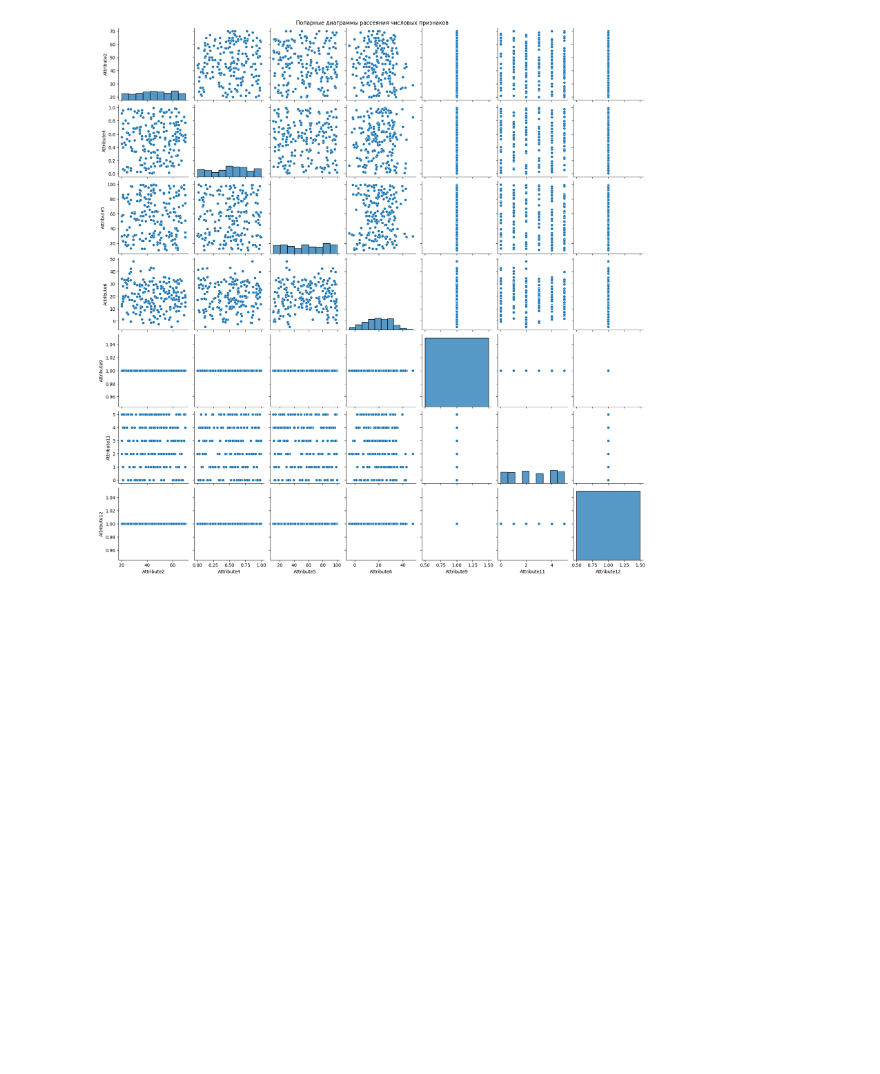
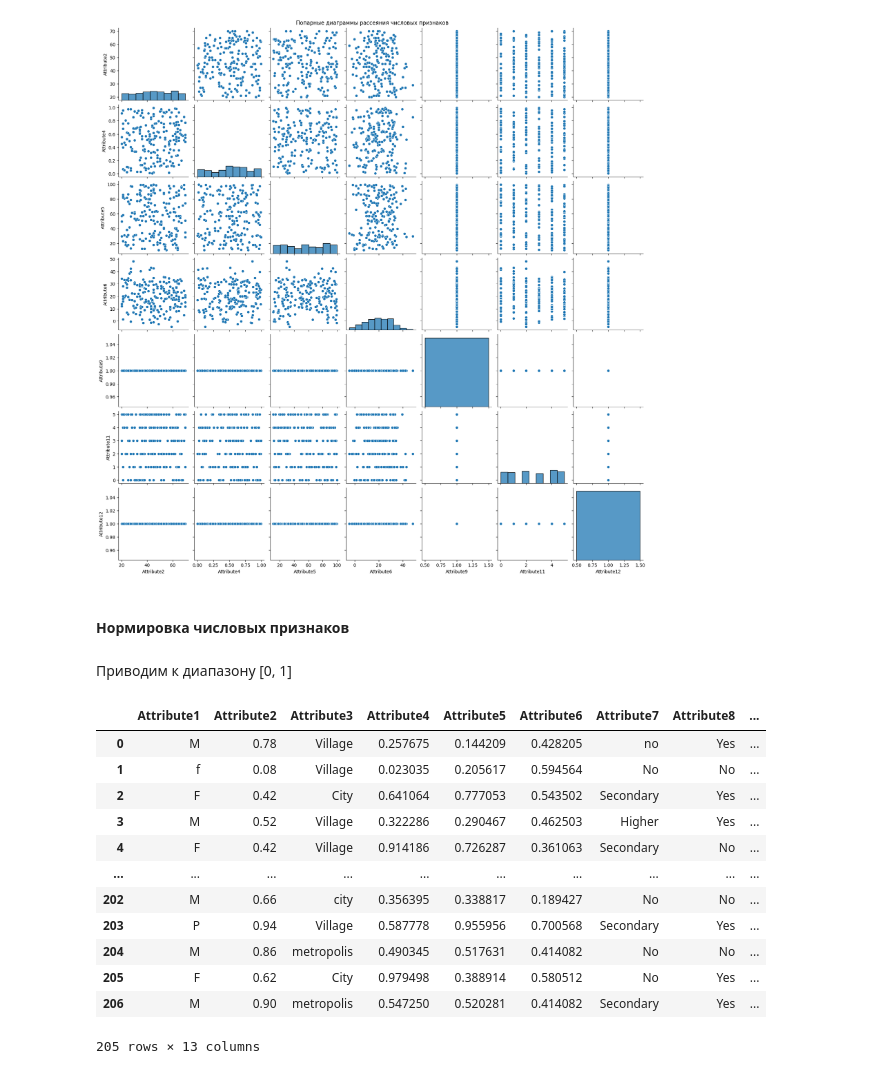
Before and after one commit to MimPe9/mmbionf, a Jupyter notebook: Homework4.ipynb, the cells around one changed output. Drawn from its saved outputs; the diff is of its cells as text; code cells hidden in the pictures; blank space fills up the shorter version.

Commit message:
Домашнее задание 4. Добавил нормировку числовых признаков

```diff
--- a/Homework4.ipynb
+++ b/Homework4.ipynb
@@ -165,3 +165,26 @@ plt.suptitle("Попарные диаграммы рассеяния число
 plt.show()
 # %% [output]
 [figure]
+# %% [markdown]
+#### Нормировка числовых признаков
+# %% [markdown]
+Приводим к диапазону [0, 1]
+# %%
+for col in numeric_cols:
+    data[col] = (data[col] - data[col].min()) / (data[col].max() - data[col].min())
+
+data
+# %% [output]
+|  | Attribute1 | Attribute2 | Attribute3 | Attribute4 | Attribute5 | Attribute6 | Attribute7 | Attribute8 | ... |
+| 0 | M | 0.78 | Village | 0.257675 | 0.144209 | 0.428205 | no | Yes | ... |
+| 1 | f | 0.08 | Village | 0.023035 | 0.205617 | 0.594564 | No | No | ... |
+| 2 | F | 0.42 | Сity | 0.641064 | 0.777053 | 0.543502 | Secondary | Yes | ... |
+| 3 | M | 0.52 | Village | 0.322286 | 0.290467 | 0.462503 | Higher | Yes | ... |
+| 4 | F | 0.42 | Village | 0.914186 | 0.726287 | 0.361063 | Secondary | No | ... |
+| ... | ... | ... | ... | ... | ... | ... | ... | ... | ... |
+| 202 | M | 0.66 | city | 0.356395 | 0.338817 | 0.189427 | No | No | ... |
+| 203 | P | 0.94 | Village | 0.587778 | 0.955956 | 0.700568 | Secondary | Yes | ... |
+| 204 | M | 0.86 | metropolis | 0.490345 | 0.517631 | 0.414082 | No | No | ... |
+| 205 | F | 0.62 | Сity | 0.979498 | 0.388914 | 0.580512 | No | Yes | ... |
+| 206 | M | 0.90 | metropolis | 0.547250 | 0.520281 | 0.414082 | Secondary | Yes | ... |
+205 rows × 13 columns
```
Also changed, not shown: parts of 1 cell of this notebook.
